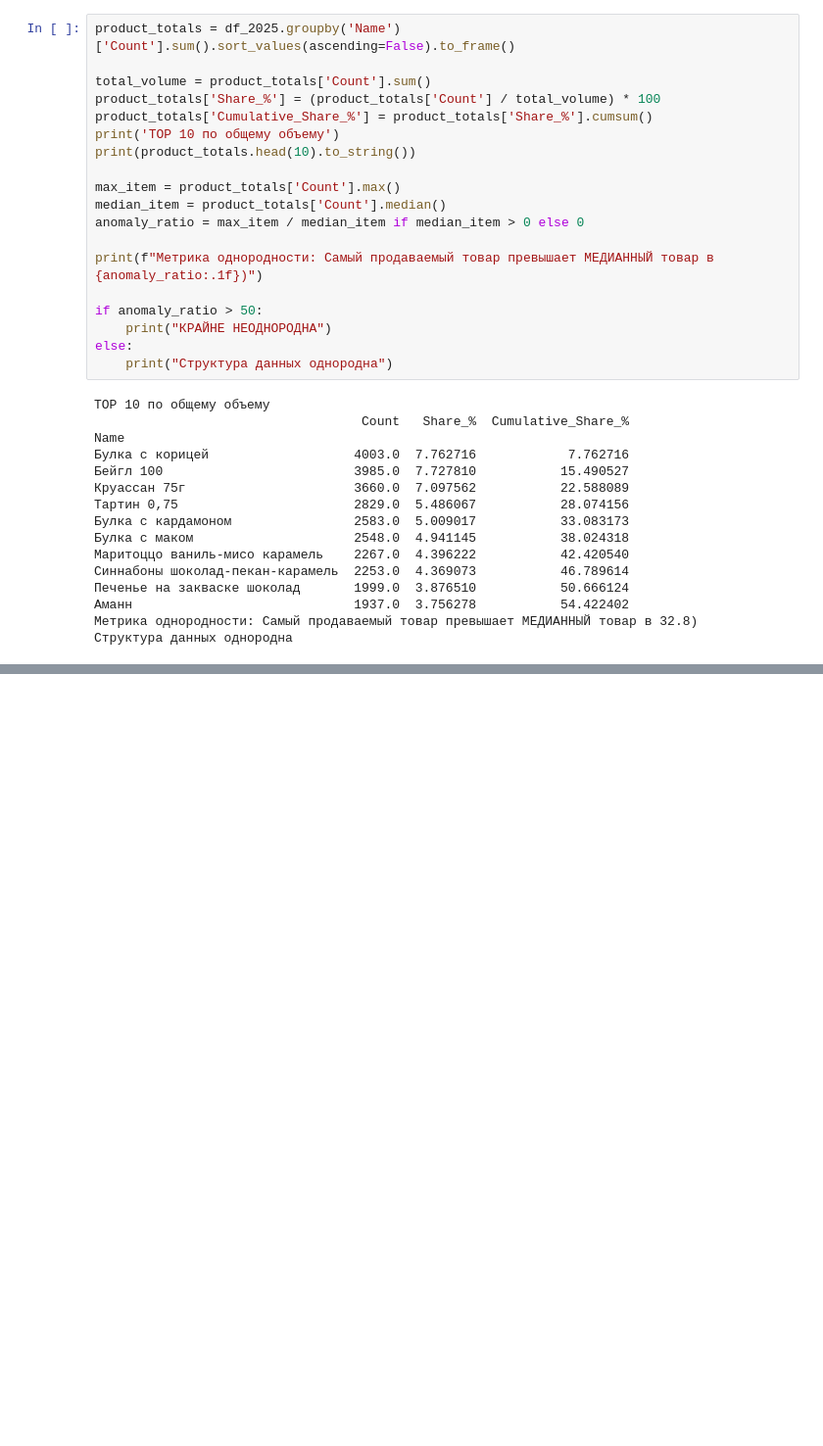
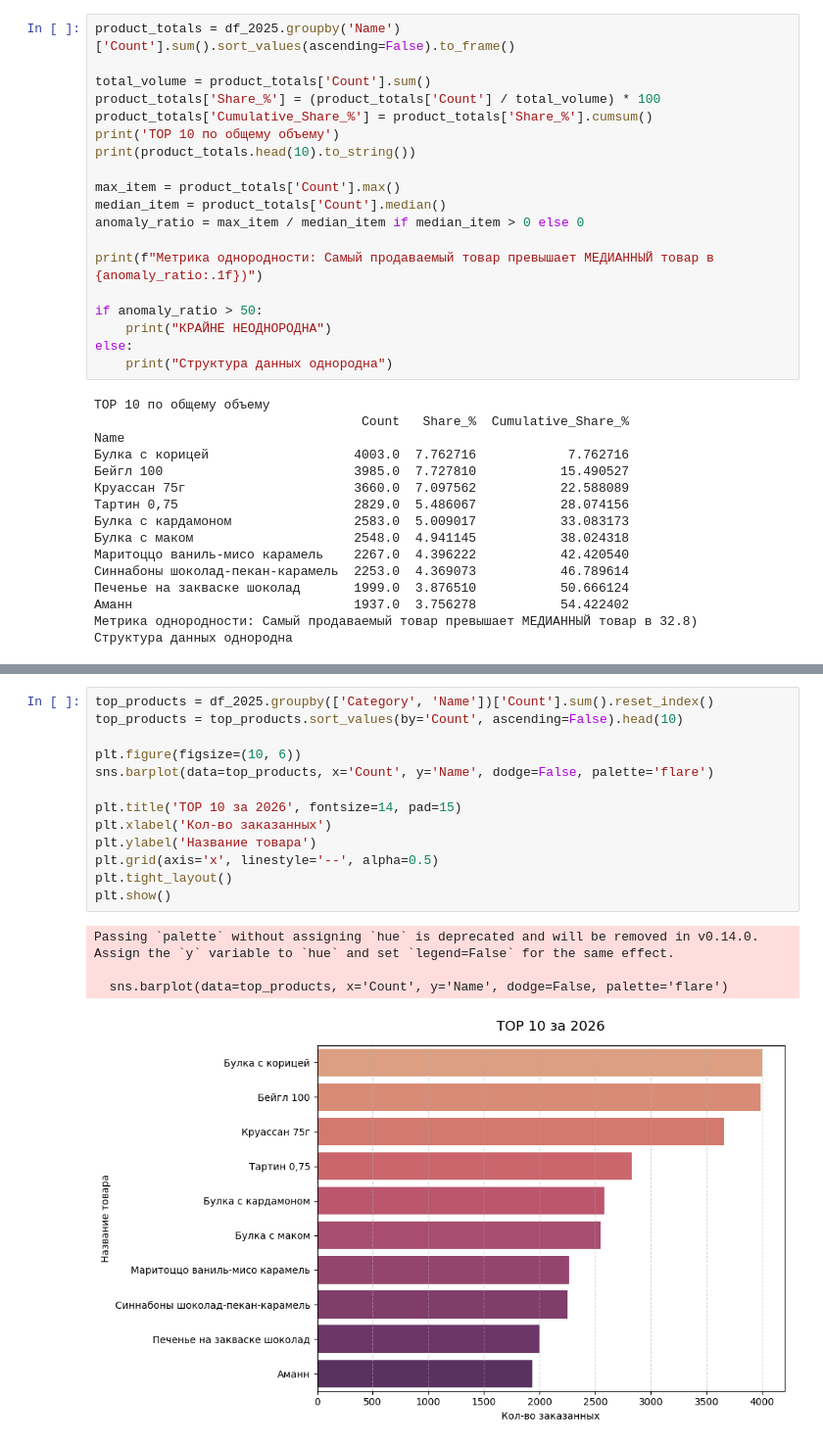
Before and after one commit to klopp2001/dna_analysis_summer, a Jupyter notebook: analysis_2025.ipynb, the cells around one changed output, grey strips where cells are left out. Shown at 98% size. Drawn from its saved outputs; the diff is of its cells as text; blank space fills up the shorter version.

```diff
--- a/analysis_2025.ipynb
+++ b/analysis_2025.ipynb
@@ -373,0 +484,18 @@ df_2025[df_2025['Name'] == '']
+# %%
+top_products = df_2025.groupby(['Category', 'Name'])['Count'].sum().reset_index()
+top_products = top_products.sort_values(by='Count', ascending=False).head(10)
+
+plt.figure(figsize=(10, 6))
+sns.barplot(data=top_products, x='Count', y='Name', dodge=False, palette='flare')
+
+plt.title('TOP 10 за 2026', fontsize=14, pad=15)
+plt.xlabel('Кол-во заказанных')
+plt.ylabel('Название товара')
+plt.grid(axis='x', linestyle='--', alpha=0.5)
+plt.tight_layout()
+plt.show()
+# %% [output]
+Passing `palette` without assigning `hue` is deprecated and will be removed in v0.14.0. Assign the `y` variable to `hue` and set `legend=False` for the same effect.
+
+  sns.barplot(data=top_products, x='Count', y='Name', dodge=False, palette='flare')
+[figure, added]
```
Also changed, not shown: parts of 19 cells of this notebook, 2 other files.
